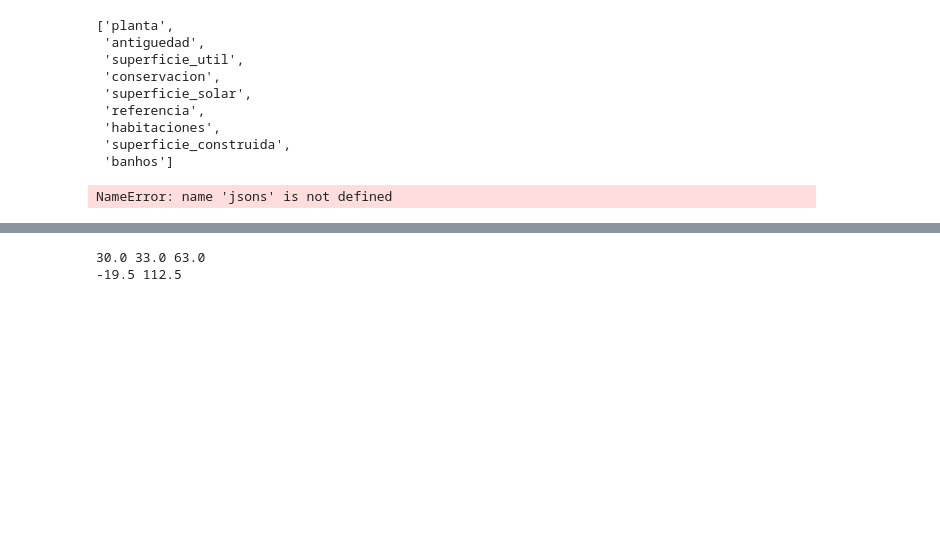
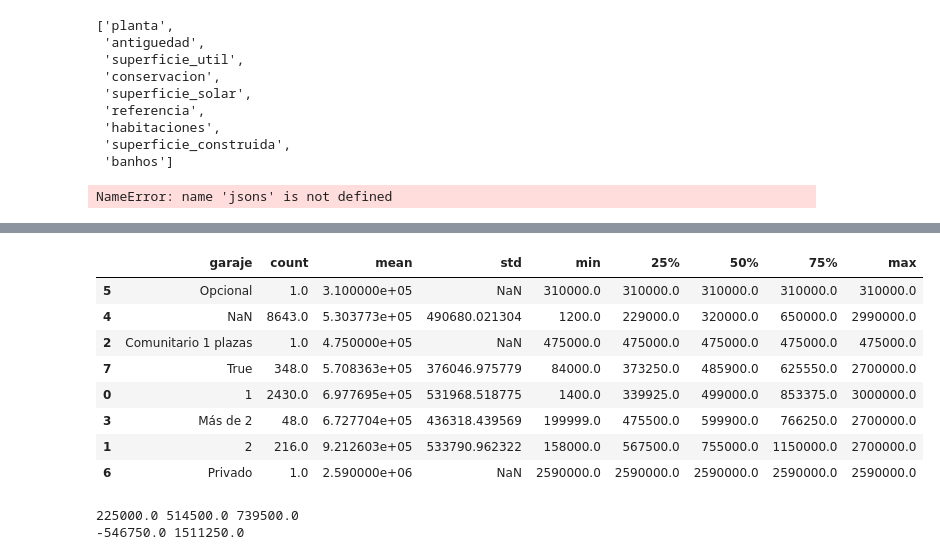
Before and after one commit to LucasDR140603/Proyecto-Pisos, a Jupyter notebook: pruebas.ipynb, the cells around one changed output, grey strips where cells are left out. Saved outputs shown, nothing was run; the diff lists cells and outputs as text; code cells hidden in the pictures; blank space fills up the shorter version.

```diff
--- a/pruebas.ipynb
+++ b/pruebas.ipynb
@@ -516,5 +536,17 @@ np.int64(11229)
+# %%
+df_reducido.fillna('NaN').groupby('garaje').describe()['precio'].reset_index().sort_values(by=['50%'])
+# %% [output]
+|  | garaje | count | mean | std | min | 25% | 50% | 75% | max |
+| 5 | Opcional | 1.0 | 3.100000e+05 | NaN | 310000.0 | 310000.0 | 310000.0 | 310000.0 | 310000.0 |
+| 4 | NaN | 8643.0 | 5.303773e+05 | 490680.021304 | 1200.0 | 229000.0 | 320000.0 | 650000.0 | 2990000.0 |
+| 2 | Comunitario 1 plazas | 1.0 | 4.750000e+05 | NaN | 475000.0 | 475000.0 | 475000.0 | 475000.0 | 475000.0 |
+| 7 | True | 348.0 | 5.708363e+05 | 376046.975779 | 84000.0 | 373250.0 | 485900.0 | 625550.0 | 2700000.0 |
+| 0 | 1 | 2430.0 | 6.977695e+05 | 531968.518775 | 1400.0 | 339925.0 | 499000.0 | 853375.0 | 3000000.0 |
+| 3 | Más de 2 | 48.0 | 6.727704e+05 | 436318.439569 | 199999.0 | 475500.0 | 599900.0 | 766250.0 | 2700000.0 |
+| 1 | 2 | 216.0 | 9.212603e+05 | 533790.962322 | 158000.0 | 567500.0 | 755000.0 | 1150000.0 | 2700000.0 |
+| 6 | Privado | 1.0 | 2.590000e+06 | NaN | 2590000.0 | 2590000.0 | 2590000.0 | 2590000.0 | 2590000.0 |
 # %%
-columna=df.dropna(subset=['emisiones'])['emisiones']
+columna=df[df['conservacion']=='A reformar'].dropna(subset=['conservacion'])['precio']
 q1=np.quantile(a=columna,q=0.25)
 q3=np.quantile(a=columna,q=0.75)
 iqr=q3-q1
@@ -523,5 +555,5 @@ lim_inf=q1-K*iqr
 lim_sup=q3+K*iqr
 print(lim_inf,lim_sup)
 # %% [output]
-30.0 33.0 63.0
--19.5 112.5
+225000.0 514500.0 739500.0
+-546750.0 1511250.0
```
Also changed, not shown: parts of 29 cells of this notebook.
